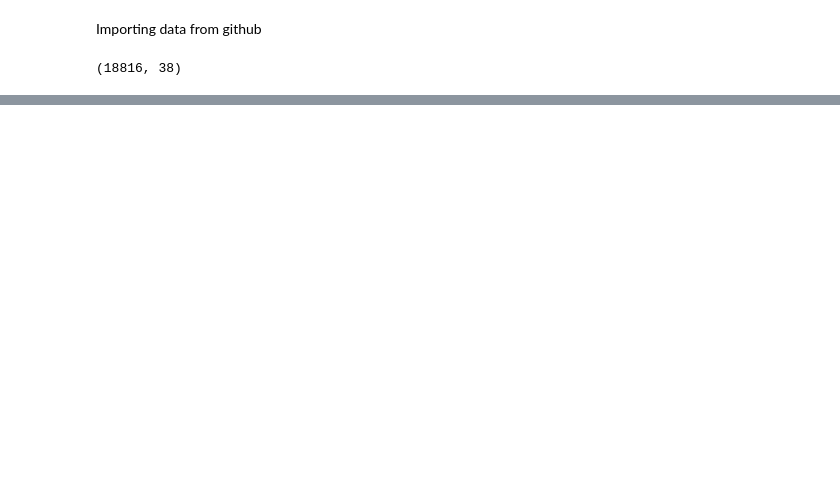
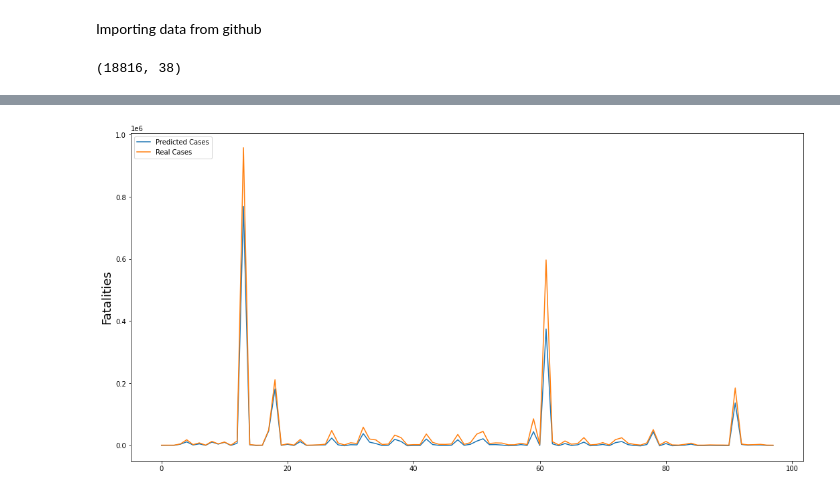
Before and after one commit to sondisonda/covid19SpreadForecast, a Jupyter notebook: covid19SpreadForecast.ipynb, the cells around one changed output, grey strips where cells are left out. Drawn from its saved outputs; the diff is of its cells as text; code cells hidden in the pictures; blank space fills up the shorter version.

```diff
--- a/covid19SpreadForecast.ipynb
+++ b/covid19SpreadForecast.ipynb
@@ -19,0 +250,15 @@ ds.drop(['Date'], 1, inplace=True)
+# %%
+predictions = model.predict(x_test)
+# %%
+
+inversed_pred = scaler.inverse_transform(predictions)
+inversed_real = scaler.inverse_transform(y_test)
+
+plt.figure(figsize = (18,9))
+plt.plot(range(len(inversed_pred)),inversed_pred, label="Predicted Cases")
+plt.plot(range(len(inversed_real)),inversed_real, label="Real Cases")
+plt.ylabel('Fatalities',fontsize=18)
+plt.legend(loc="upper left")
+plt.show()
+# %% [output]
+[figure, added]
```
Also changed, not shown: parts of 16 cells of this notebook.
